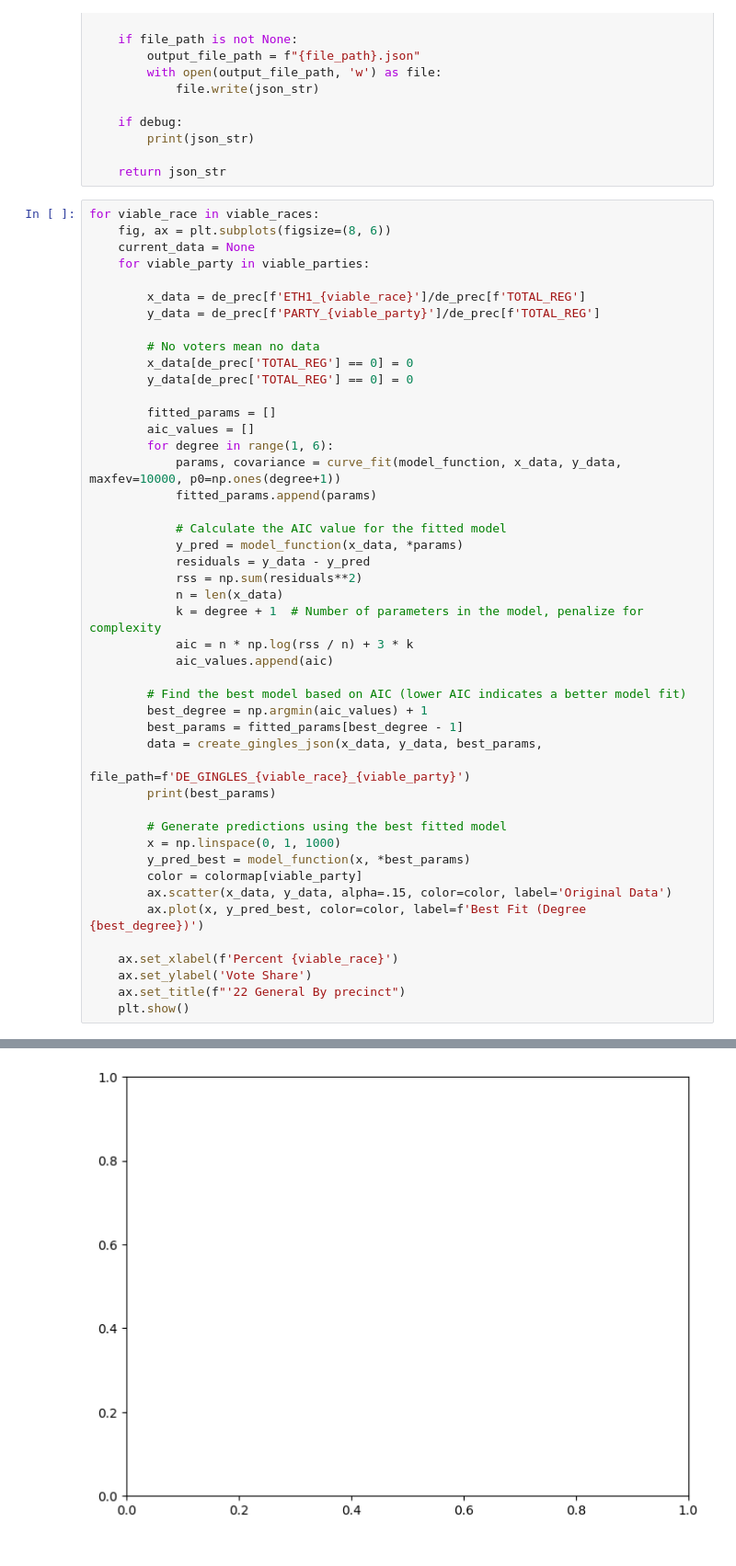
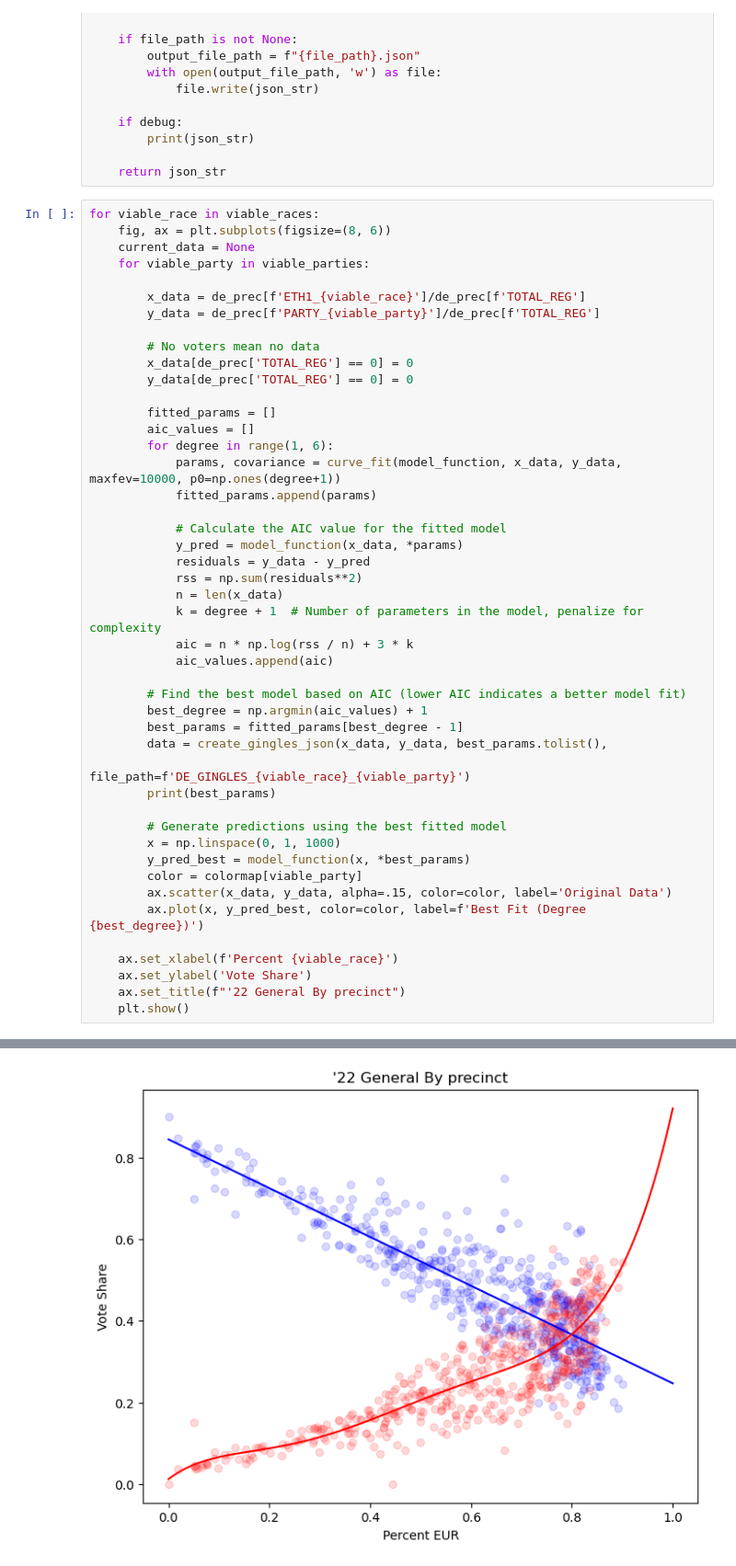
Before and after one commit to dwang00/cse416-rockets, a Jupyter notebook: python_stuff/cse416_seawulf-main/Gingles test.ipynb, the cells around one changed output, grey strips where cells are left out. Shown: that part at 92% size. Cells and saved outputs as stored; diff of their text form.

```diff
--- a/python_stuff/cse416_seawulf-main/Gingles test.ipynb
+++ b/python_stuff/cse416_seawulf-main/Gingles test.ipynb
@@ -73,7 +73,7 @@ for viable_race in viable_races:
         # Find the best model based on AIC (lower AIC indicates a better model fit)
         best_degree = np.argmin(aic_values) + 1
         best_params = fitted_params[best_degree - 1]
-        data = create_gingles_json(x_data, y_data, best_params,
+        data = create_gingles_json(x_data, y_data, best_params.tolist(),
                                    file_path=f'DE_GINGLES_{viable_race}_{viable_party}')
         print(best_params)
 
@@ -93 +95 @@ TypeError: Object of type ndarray is not JSON serializable
-[figure, old version]
+[figure, new version]
```
Also changed, not shown: parts of 1 cell of this notebook, 6 other files.
